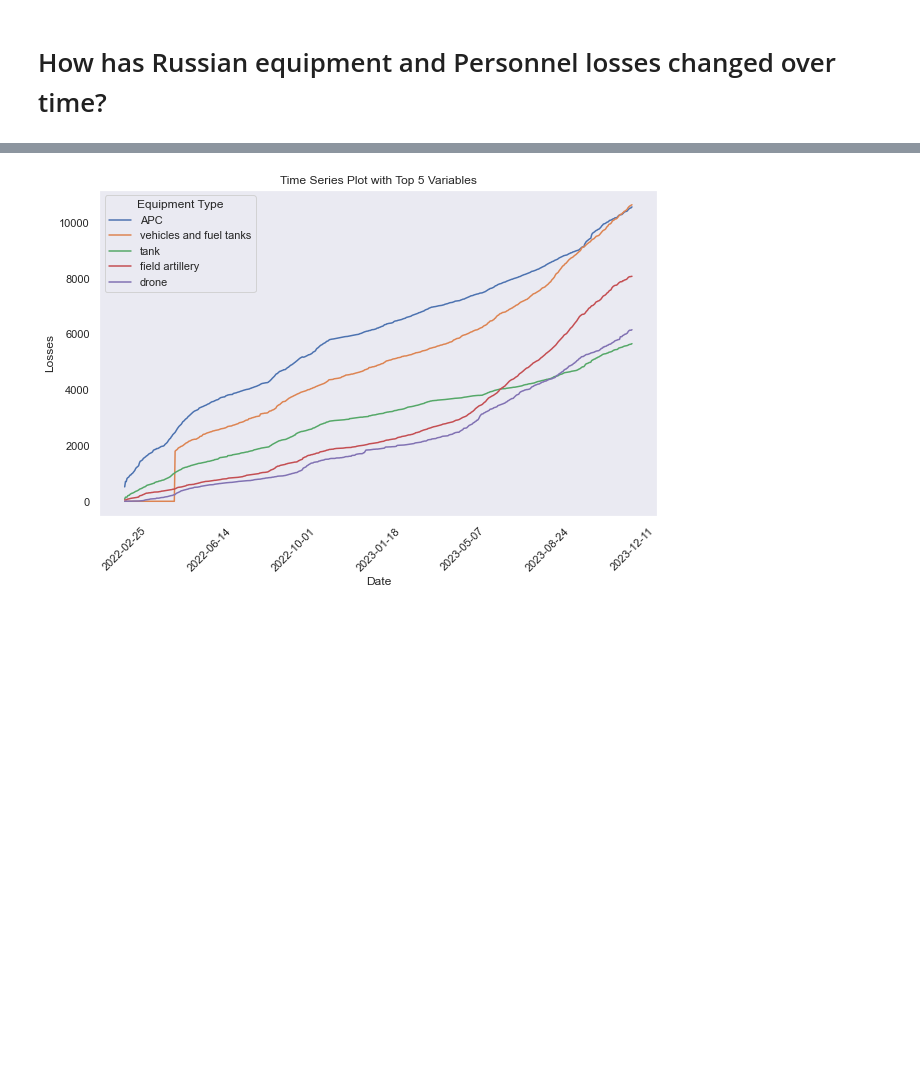
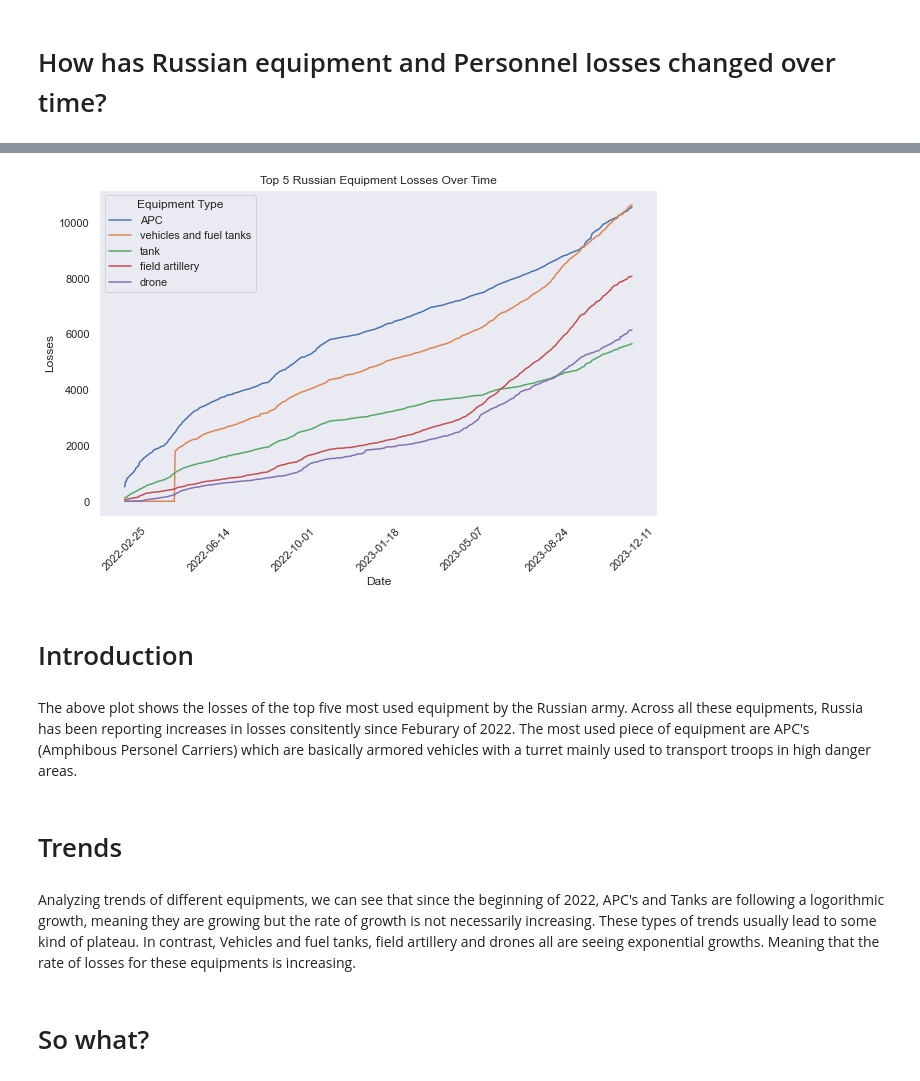
Before and after one commit to MaxB5282/DATA530-Final, a Jupyter notebook: Final Project.ipynb, the cells around one changed output, grey strips where cells are left out. Drawn from its saved outputs; the diff is of its cells as text; code cells hidden in the pictures; blank space fills up the shorter version.

```diff
--- a/Final Project.ipynb
+++ b/Final Project.ipynb
@@ -34,30 +34,40 @@ equip_df.drop(columns=['greatest losses direction', 'day'],inplace = True)
 # %%
 # Calculate the sum of values for each column
 sum_values = equip_df.iloc[:, 1:].sum(axis=0)
 
 # Select the top 5 columns with the highest sum values
 top_columns = sum_values.nlargest(5).index.tolist()
 
 # Subset the DataFrame to include only the top 5 columns
 df_top5 = equip_df[['date'] + top_columns]
 
 # Melt the DataFrame to long format for Seaborn
 df_long = pd.melt(df_top5, id_vars=['date'], var_name='Variable', value_name='Value')
 
 # Create a time series plot using Seaborn
 sns.set_style("dark")
 plt.figure(figsize=(10, 6))
 sns.lineplot(x='date', y='Value', hue='Variable', data=df_long)
 
 # Optionally, you can add labels and a legend
-plt.title('Time Series Plot with Top 5 Variables')
+plt.title('Top 5 Russian Equipment Losses Over Time')
 plt.xlabel('Date')
 plt.ylabel('Losses')
 plt.legend(title='Equipment Type')
 
 xtick_positions = [df_top5['date'].iloc[i] for i in range(0, len(df_top5['date']), len(df_top5['date']) // 6)]
 plt.xticks(xtick_positions, rotation=45)  # Adjust rotation as needed
 
 plt.show()
 # %% [output]
-[figure, old version]
+[figure, new version]
+# %% [markdown]
+# Introduction
+# %% [markdown]
+The above plot shows the losses of the top five most used equipment by the Russian army. Across all these equipments, Russia has been reporting increases in losses consitently since Feburary of 2022. The most used piece of equipment are APC's (Amphibous Personel Carriers) which are basically armored vehicles with a turret mainly used to transport troops in high danger areas.
+# %% [markdown]
+# Trends
+# %% [markdown]
+Analyzing trends of different equipments, we can see that since the beginning of 2022, APC's and Tanks are following a logorithmic growth, meaning they are growing but the rate of growth is not necessarily increasing. These types of trends usually lead to some kind of plateau. In contrast, Vehicles and fuel tanks, field artillery and drones all are seeing exponential growths. Meaning that the rate of losses for these equipments is increasing.
+# %% [markdown]
+# So what?
```
Also changed, not shown: parts of 8 cells of this notebook.
